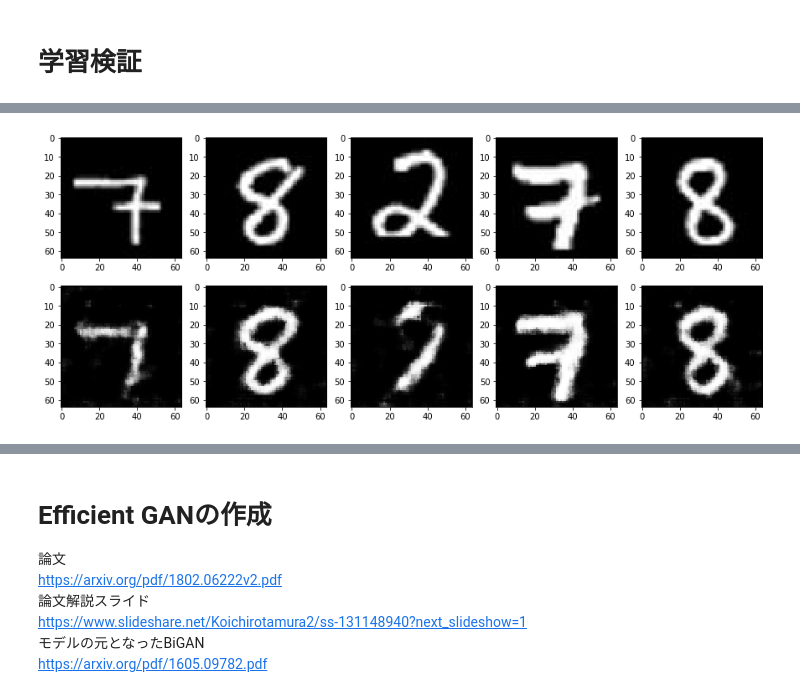
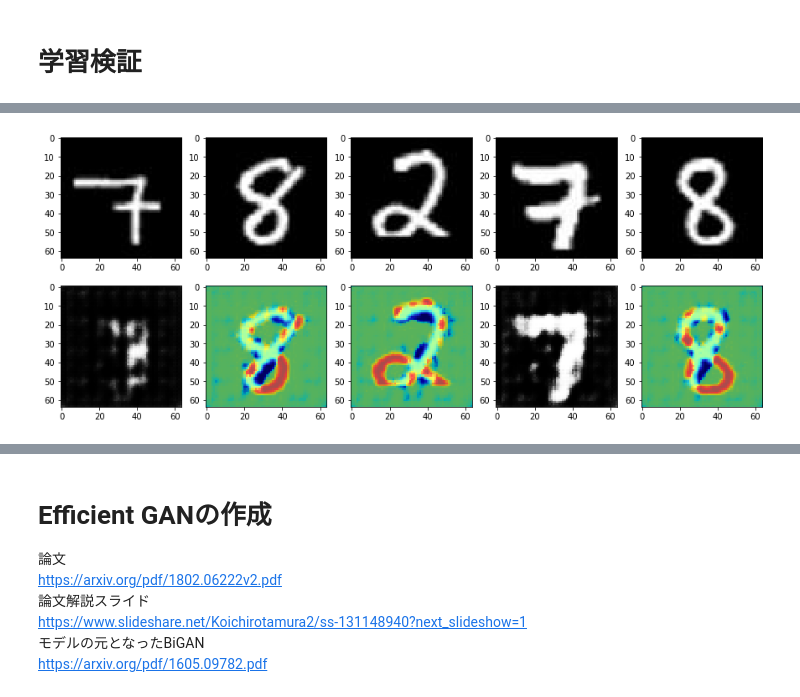
Before and after one commit to nsakki55/tech-notes, a Jupyter notebook: pytorch_advanced/6_gan_anomaly_detection/ch6.ipynb, the cells around one changed output, grey strips where cells are left out. Drawn from its saved outputs; the diff is of its cells as text; code cells hidden in the pictures.

```diff
--- a/pytorch_advanced/6_gan_anomaly_detection/ch6.ipynb
+++ b/pytorch_advanced/6_gan_anomaly_detection/ch6.ipynb
@@ -199,7 +205,7 @@ train_img_list=make_datapath_list()
 mean = (0.5,)
 std = (0.5,)
 train_dataset = GAN_Img_Dataset(
-    file_list=train_img_list, transform=ImageTransform(mean, std))
+    file_list=train_img_list, transform=ImageTransform(mean, std), return_label=False)
 
 # DataLoaderを作成
 batch_size = 64
@@ -209,7 +215,7 @@ train_dataloader = torch.utils.data.DataLoader(
 
 # 動作の確認
 batch_iterator = iter(train_dataloader)  # イテレータに変換
-imges = next(batch_iterator)  # 1番目の要素を取り出す
+imges= next(batch_iterator)  # 1番目の要素を取り出す
 print(imges.size())  # torch.Size([64, 1, 64, 64])
 # %% [output]
 torch.Size([64, 1, 64, 64])
@@ -377,7 +383,7 @@ def train_model(G, D, dataloader, num_epochs):
 # %%
 # 学習・検証を実行する
 # 8分ほどかかる
-num_epochs = 300
+num_epochs = 50
 G_update, D_update = train_model(
     G, D, dataloader=train_dataloader, num_epochs=num_epochs)
 # %% [output]
@@ -452,10 +458,14 @@ test_img_list = make_test_datapath_list()
 mean = (0.5,)
 std = (0.5,)
 test_dataset = GAN_Img_Dataset(
-    file_list=test_img_list, transform=ImageTransform(mean, std))
+    file_list=test_img_list, transform=ImageTransform(mean, std), return_label=False)
 
 # DataLoaderを作成
 batch_size = 5
 
 test_dataloader = torch.utils.data.DataLoader(
     test_dataset, batch_size=batch_size, shuffle=False)
+# %%
+for i, (images, labels) in enumerate(test_dataloader):
+    print(labels)
+    index = [i for i, x in enumerate(labels) if x == '8']
@@ -551,13 +571,34 @@ loss, loss_epoch, residual_loss_epoch = Anomaly_score(x, fake_img, D_update, Lam
 loss_epoch = loss_epoch.cpu().detach().numpy()
 print('total loss:', np.round(loss_epoch, 0))
 
+def show_anomaly_image(original_img, generated_img):
+
+    residual_img = original_img - generated_img
+    residual_img = (residual_img + 2) / 4
+    residual_img = (255 * residual_img).astype(np.uint8)
+
+    original_img = (original_img*127.5+127.5).astype(np.uint8)
+
+    original_x_color = cv2.cvtColor(original_img, cv2.COLOR_GRAY2BGR)
+    residual_color = cv2.applyColorMap(residual_img, cv2.COLORMAP_JET)
+
+    show = cv2.addWeighted(original_x_color, 0.3, residual_color, 0.7, 0.)
+    plt.imshow(cv2.cvtColor(show,cv2.COLOR_BGR2RGB))
+
+
 fig = plt.figure(figsize=(15, 6))
 for i in range(0, 5):
     # 上段にテストデータを
     plt.subplot(2, 5, i+1)
-    plt.imshow(images[i][0].cpu().detach().numpy(), 'gray')
+    original_img = images[i][0].cpu().detach().numpy()
+    plt.imshow(original_img, 'gray')
 
     # 下段に生成データを表示する
     plt.subplot(2, 5, 5+i+1)
-    plt.imshow(fake_img[i][0].cpu().detach().numpy(), 'gray')
+    generated_img = fake_img[i][0].cpu().detach().numpy()
+
+    if loss_epoch[i] > 800:
+        show_anomaly_image(original_img, generated_img)
+    else:
+        plt.imshow(generated_img, 'gray')
 # %% [output]
@@ -565 +606 @@ total loss: [412. 326. 837. 403. 446.]
-[figure, old version]
+[figure, new version]
```
Also changed, not shown: parts of 12 cells of this notebook, 11 other files.
